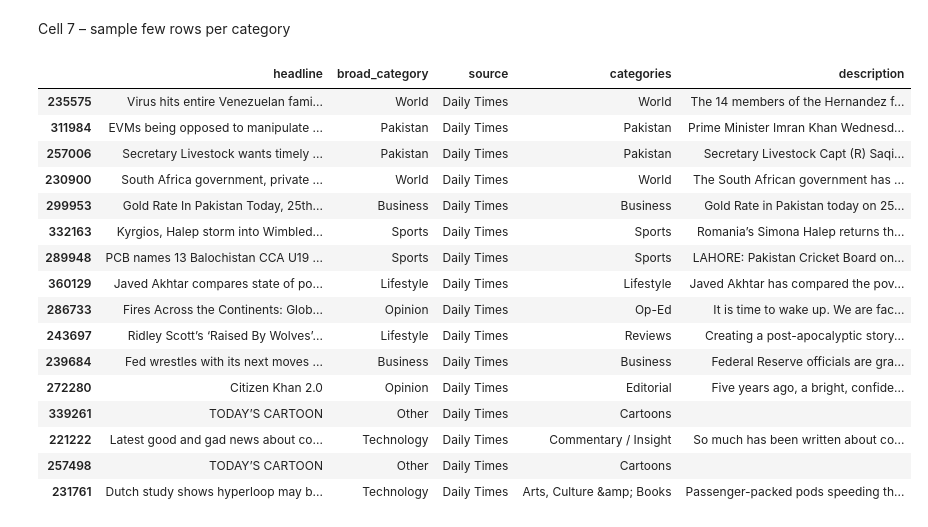
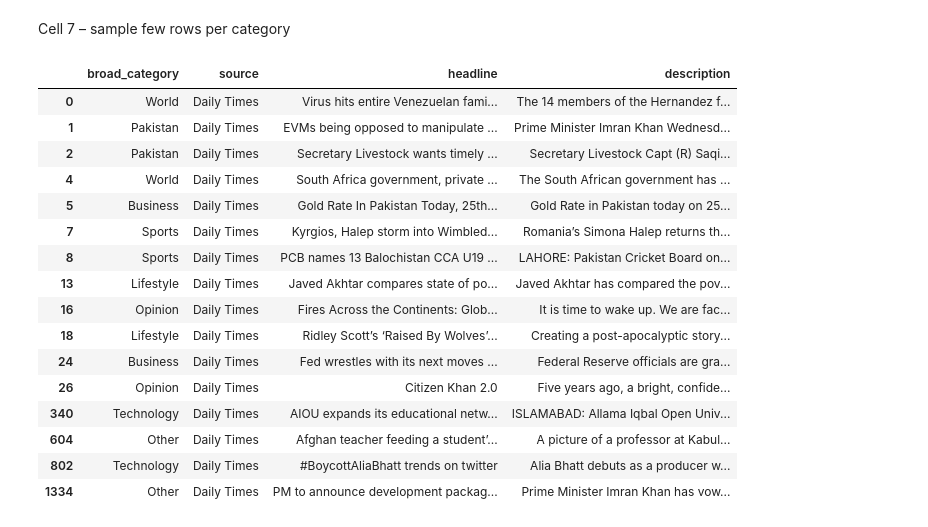
Before and after one commit to SparkDrago05/dm-news-nlp, a Jupyter notebook: notebooks/01_eda_overview.ipynb, the cells around one changed output. Drawn from its saved outputs; the diff is of its cells as text; code cells hidden in the pictures.

```diff
--- a/notebooks/01_eda_overview.ipynb
+++ b/notebooks/01_eda_overview.ipynb
@@ -8,17 +8,30 @@ Cell 1 – imports and config path
 # %%
 import sys
 from pathlib import Path
+import os
 
 import matplotlib.pyplot as plt
 import seaborn as sns
 import pandas as pd
 import yaml
 
-# Make sure project root is on sys.path
-PROJECT_ROOT = Path().resolve().parents[0]
+os.environ['TF_CPP_MIN_LOG_LEVEL'] = '2'  # 0=all, 1=INFO, 2=WARNING, 3=ERROR
+# Robust project root resolver: works whether you launch Jupyter from root or /notebooks
+def find_project_root(start: Path) -> Path:
+    start = start.resolve()
+    for p in [start] + list(start.parents):
+        if (p / 'configs' / 'base.yaml').exists() and (p / 'src').exists():
+            return p
+    raise FileNotFoundError('Could not locate project root (expected configs/base.yaml and src/)')
+
+
+PROJECT_ROOT = find_project_root(Path.cwd())
+
 if str(PROJECT_ROOT) not in sys.path:
-    sys.path.append(str(PROJECT_ROOT))
+    sys.path.insert(0, str(PROJECT_ROOT))
 
-from src.data.load import load_all_sources, add_broad_category, load_category_mapping
+from src.data.load import load_yaml, load_all_sources, add_broad_category, load_category_mapping
 
 CONFIG_PATH = PROJECT_ROOT / 'configs' / 'base.yaml'
+print('PROJECT_ROOT:', PROJECT_ROOT)
+print('CONFIG_PATH:', CONFIG_PATH)
@@ -25,22 +41,15 @@ CONFIG_PATH = PROJECT_ROOT / 'configs' / 'base.yaml'
 # %% [markdown]
 Cell 2 – load config and data
 # %%
-with CONFIG_PATH.open('r', encoding='utf-8') as f:
-    cfg = yaml.safe_load(f)
-
+cfg = load_yaml(CONFIG_PATH)
 df = load_all_sources(cfg, root=PROJECT_ROOT)
 df = add_broad_category(df, cfg, root=PROJECT_ROOT)
 
-valid_sources = {
-    'Daily Times',
-    'Pakistan Today',
-    'Tribune',
-    'Dawn',
-    'Business Recorder',
-}
-
 print(df.shape)
 df.head()
+print('Rows:', len(df))
+print('Unique broad_category:', df['broad_category'].nunique() if 'broad_category' in df.columns else 'N/A')
+print('Unique sources:', df['source'].nunique() if 'source' in df.columns else 'N/A')
 # %% [output]
 INFO:src.data.load:Loading source pakistan_today from /home/spark/NUST/Semester 5/Data Mining/Project/data/raw/pakistan_today(full-data).csv (encoding=utf-8)
 INFO:src.data.load:Loading source tribune from /home/spark/NUST/Semester 5/Data Mining/Project/data/raw/tribune(full-data).csv (encoding=latin1)
@@ -143,24 +160,27 @@ plt.show()
 # %% [markdown]
 Cell 7 – sample few rows per category
 # %%
-df.groupby('broad_category').head(2)[
-    ['headline', 'broad_category', 'source', 'categories', 'description']
-]
+samples = df.groupby('broad_category').head(2)[
+    ['broad_category', 'source', 'headline', 'description']
+].copy()
+
+samples['description'] = samples['description'].fillna('').str.slice(0, 250) + '...'
+samples
 # %% [output]
-|  | headline | broad_category | source | categories | description |
-| 235575 | Virus hits entire Venezuelan fami... | World | Daily Times | World | The 14 members of the Hernandez f... |
-| 311984 | EVMs being opposed to manipulate ... | Pakistan | Daily Times | Pakistan | Prime Minister Imran Khan Wednesd... |
-| 257006 | Secretary Livestock wants timely ... | Pakistan | Daily Times | Pakistan | Secretary Livestock Capt (R) Saqi... |
-| 230900 | South Africa government, private ... | World | Daily Times | World | The South African government has ... |
-| 299953 | Gold Rate In Pakistan Today, 25th... | Business | Daily Times | Business | Gold Rate in Pakistan today on 25... |
-| 332163 | Kyrgios, Halep storm into Wimbled... | Sports | Daily Times | Sports | Romania’s Simona Halep returns th... |
-| 289948 | PCB names 13 Balochistan CCA U19 ... | Sports | Daily Times | Sports | LAHORE: Pakistan Cricket Board on... |
-| 360129 | Javed Akhtar compares state of po... | Lifestyle | Daily Times | Lifestyle | Javed Akhtar has compared the pov... |
-| 286733 | Fires Across the Continents: Glob... | Opinion | Daily Times | Op-Ed | It is time to wake up. We are fac... |
-| 243697 | Ridley Scott’s ‘Raised By Wolves’... | Lifestyle | Daily Times | Reviews | Creating a post-apocalyptic story... |
-| 239684 | Fed wrestles with its next moves ... | Business | Daily Times | Business | Federal Reserve officials are gra... |
-| 272280 | Citizen Khan 2.0 | Opinion | Daily Times | Editorial | Five years ago, a bright, confide... |
-| 339261 | TODAY’S CARTOON | Other | Daily Times | Cartoons |  |
-| 221222 | Latest good and gad news about co... | Technology | Daily Times | Commentary / Insight | So much has been written about co... |
-| 257498 | TODAY’S CARTOON | Other | Daily Times | Cartoons |  |
-| 231761 | Dutch study shows hyperloop may b... | Technology | Daily Times | Arts, Culture &amp; Books | Passenger-packed pods speeding th... |
+|  | broad_category | source | headline | description |
+| 0 | World | Daily Times | Virus hits entire Venezuelan fami... | The 14 members of the Hernandez f... |
+| 1 | Pakistan | Daily Times | EVMs being opposed to manipulate ... | Prime Minister Imran Khan Wednesd... |
+| 2 | Pakistan | Daily Times | Secretary Livestock wants timely ... | Secretary Livestock Capt (R) Saqi... |
+| 4 | World | Daily Times | South Africa government, private ... | The South African government has ... |
+| 5 | Business | Daily Times | Gold Rate In Pakistan Today, 25th... | Gold Rate in Pakistan today on 25... |
+| 7 | Sports | Daily Times | Kyrgios, Halep storm into Wimbled... | Romania’s Simona Halep returns th... |
+| 8 | Sports | Daily Times | PCB names 13 Balochistan CCA U19 ... | LAHORE: Pakistan Cricket Board on... |
+| 13 | Lifestyle | Daily Times | Javed Akhtar compares state of po... | Javed Akhtar has compared the pov... |
+| 16 | Opinion | Daily Times | Fires Across the Continents: Glob... | It is time to wake up. We are fac... |
+| 18 | Lifestyle | Daily Times | Ridley Scott’s ‘Raised By Wolves’... | Creating a post-apocalyptic story... |
+| 24 | Business | Daily Times | Fed wrestles with its next moves ... | Federal Reserve officials are gra... |
+| 26 | Opinion | Daily Times | Citizen Khan 2.0 | Five years ago, a bright, confide... |
+| 340 | Technology | Daily Times | AIOU expands its educational netw... | ISLAMABAD: Allama Iqbal Open Univ... |
+| 604 | Other | Daily Times | Afghan teacher feeding a student’... | A picture of a professor at Kabul... |
+| 802 | Technology | Daily Times | #BoycottAliaBhatt trends on twitter | Alia Bhatt debuts as a producer w... |
+| 1334 | Other | Daily Times | PM to announce development packag... | Prime Minister Imran Khan has vow... |
```
Also changed, not shown: parts of 6 cells of this notebook, 26 other files.
